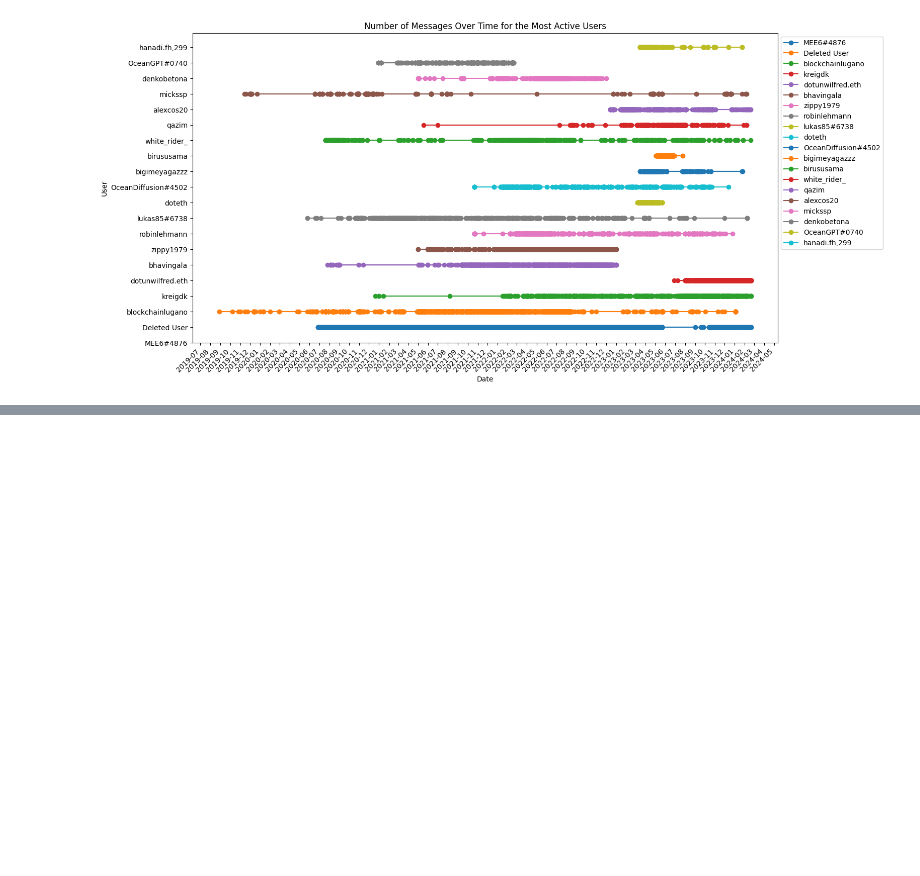
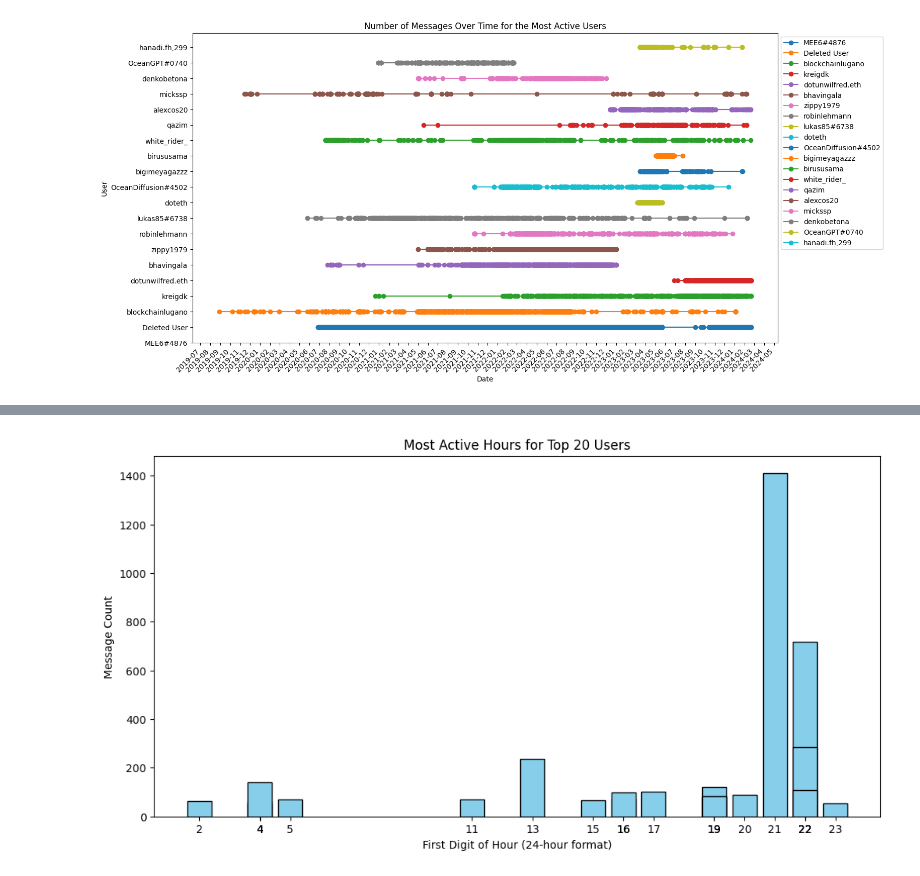
Before and after one commit to hugomoura10/discord_analysis_ocean, a Jupyter notebook: main.ipynb, the cells around one changed output, grey strips where cells are left out. Saved outputs shown, nothing was run; the diff lists cells and outputs as text; code cells hidden in the pictures; blank space fills up the shorter version.

```diff
--- a/main.ipynb
+++ b/main.ipynb
@@ -459,0 +436,19 @@ print(result_df)
+# %%
+# Your DataFrame with user activity data
+data = {
+    'FirstDigit': [22, 21, 11, 4, 5, 13, 15, 20, 19, 4, 23, 22, 22, 4, 2, 17, 16, 16, 19, 19],
+    'MessageCount': [718, 1411, 71, 64, 69, 238, 66, 90, 120, 50, 53, 283, 109, 139, 63, 103, 72, 100, 83, 83]
+}
+
+df = pd.DataFrame(data)
+
+# Plotting the histogram
+plt.figure(figsize=(12, 6))
+plt.bar(df['FirstDigit'], df['MessageCount'], color='skyblue', edgecolor='black')
+plt.title('Most Active Hours for Top 20 Users')
+plt.xlabel('First Digit of Hour (24-hour format)')
+plt.ylabel('Message Count')
+plt.xticks(df['FirstDigit'])
+plt.show()
+# %% [output]
+[figure, added]
```
Also changed, not shown: parts of 4 cells of this notebook, 4 other files.
